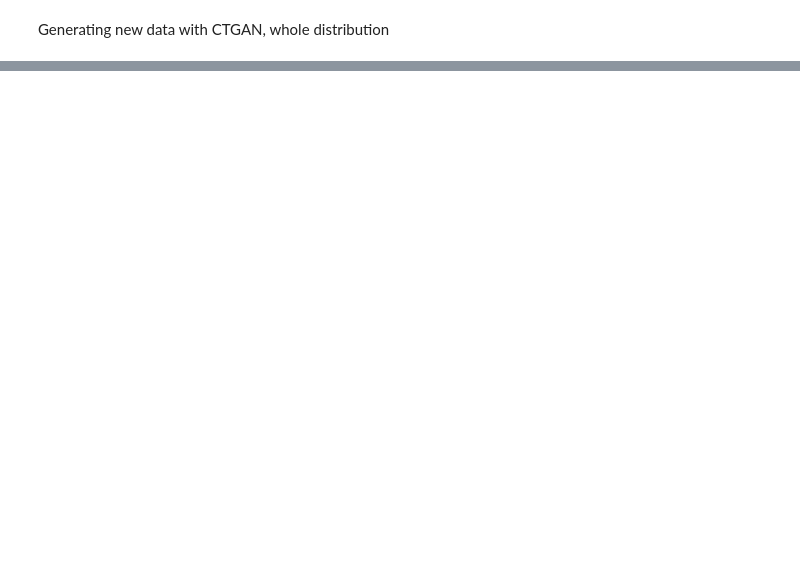
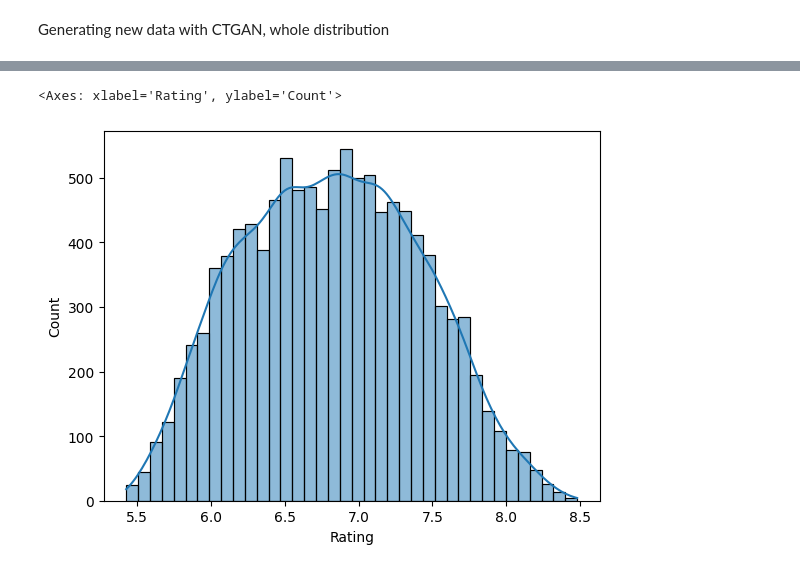
Before and after one commit to crypt0kitik/Advanced-data_analytics, a Jupyter notebook: 02 – Optimizing distributions/02 - Regression dataset/02 - CTGAN.ipynb, the cells around one changed output, grey strips where cells are left out. Cells and saved outputs as stored; diff of their text form; code cells hidden in the pictures; blank space fills up the shorter version.

```diff
--- a/02 – Optimizing distributions/02 - Regression dataset/02 - CTGAN.ipynb
+++ b/02 – Optimizing distributions/02 - Regression dataset/02 - CTGAN.ipynb
@@ -1,8 +1,7 @@
 # %% [markdown]
  Generating new data with CTGAN, whole distribution
 # %%
-# pip install ctgan pandas
-# pip install imblearn
+ # pip install ctgan pandas
 
 import pandas as pd
 from imblearn.under_sampling import RandomUnderSampler
@@ -10,7 +9,6 @@ import seaborn as sns
 from ctgan import CTGAN
 
 pd.set_option('display.float_format', '{:.1f}'.format)
-df = pd.read_csv("houses.csv")
-df = df.drop(["id", "date", "zipcode", "lat", "long"], axis=1)
+df = pd.read_csv("Numeric data (last year work).csv")
 df
 # %% [output]
@@ -17,0 +28,18 @@ FileNotFoundError: [Errno 2] No such file or directory: 'houses.csv'
+# %%
+target = "Rating"
+
+# typical X/y split, choose target variable as needed
+X = df.drop([target], axis=1)
+y = df[target]
+
+# initialize CTGAN and start training
+# CTGAN is based on neural networks (GAN), that's why we have to specify epochs
+ctgan = CTGAN()
+ctgan.fit(df, epochs=100)
+
+# get the data from the model
+num_new_data = 10000
+synthetic_df = ctgan.sample(num_new_data)
+# %%
+# combine with original data
+df = pd.concat([df, synthetic_df])
@@ -17,0 +65,7 @@ FileNotFoundError: [Errno 2] No such file or directory: 'houses.csv'
+# %%
+ # the distribution is identical, we just have more of the data
+# one idea: generate more data => then use undersampling to alter the distribution
+sns.histplot(data=df, x="Rating", kde=True)
+# %% [output]
+<Axes: xlabel='Rating', ylabel='Count'>
+[figure, added]
```
Also changed, not shown: parts of 2 cells of this notebook, 1 other file.
